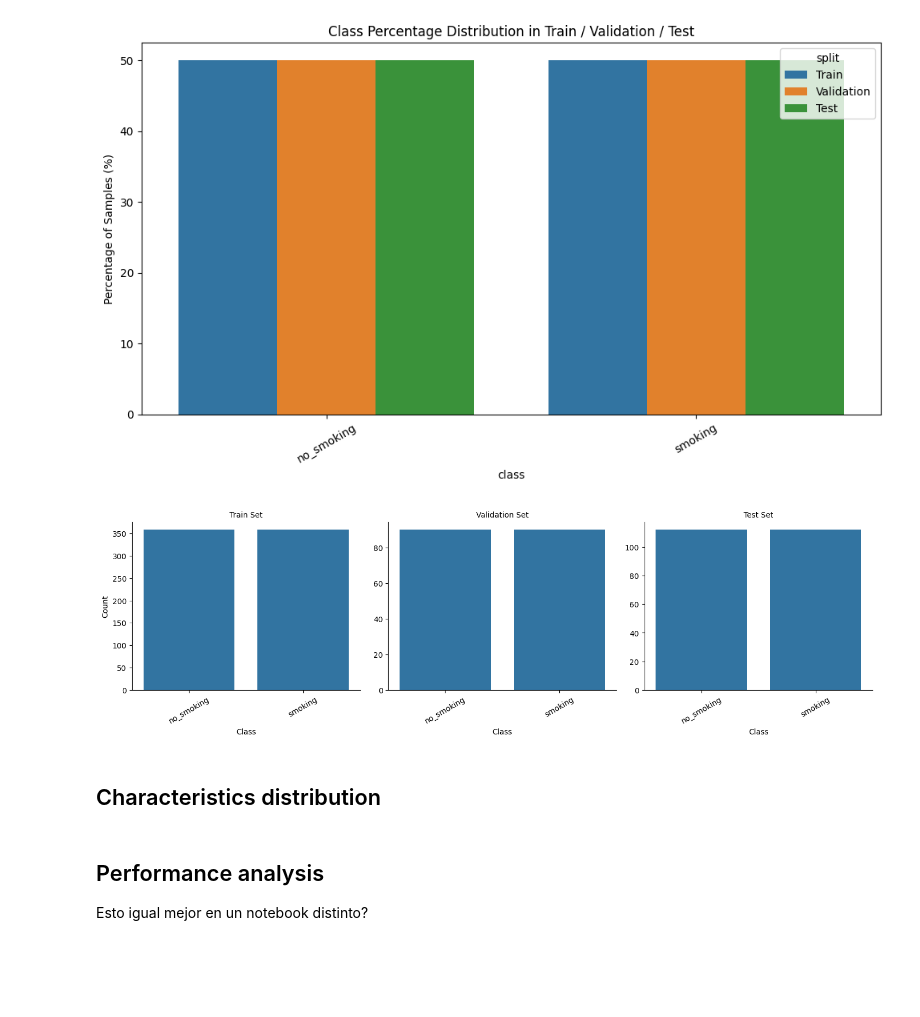
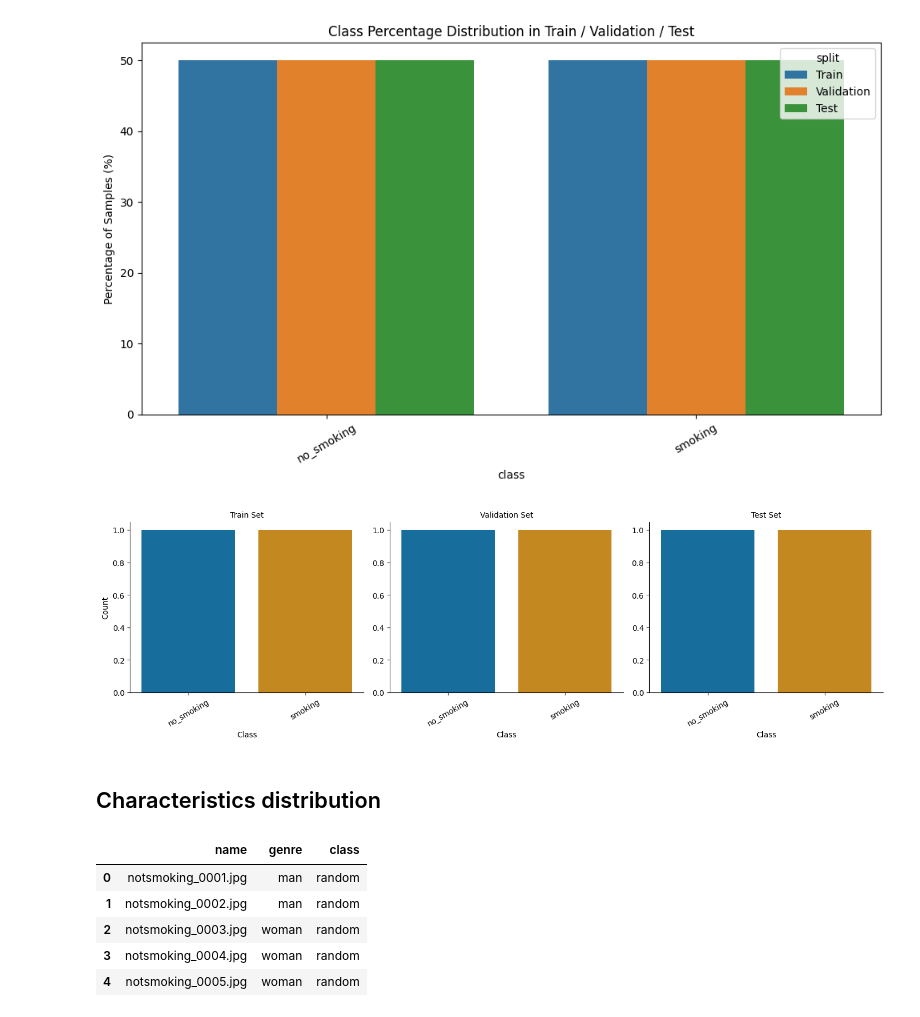
Before and after one commit to lantrol/SoftwareDevML, a Jupyter notebook: notebooks/data_exploration.ipynb, the cells around one changed output. Drawn from its saved outputs; the diff is of its cells as text; code cells hidden in the pictures; blank space fills up the shorter version.

Commit message:
removed logs, slightly modified model, more data analysis

```diff
--- a/notebooks/data_exploration.ipynb
+++ b/notebooks/data_exploration.ipynb
@@ -98,26 +99,54 @@ plt.show()
 # %%
 g = sns.catplot(
     data=df,
-    x="class", y="count",
+    x="class",
     col="split",
-    kind="bar",
-    col_wrap=3,  # 3 plots in a row
-    sharey=False,  # each dataset has its own y-scale
-    height=4, aspect=1.2
+    kind="count",          # use 'count' so you don't need a 'count' column
+    hue="class",           # different color for each class
+    palette="colorblind",  # colorblind-friendly palette
+    col_wrap=3,            # 3 plots in a row
+    sharey=False,          # each dataset has its own y-scale
+    height=4,
+    aspect=1.2
 )
 
 g.set_titles("{col_name} Set")
 g.set_axis_labels("Class", "Count")
 for ax in g.axes:
     for label in ax.get_xticklabels():
         label.set_rotation(30)
 
 plt.savefig("../reports/figures/class_distribution_facets.png", dpi=300)
 plt.show()
 # %% [output]
-[figure, old version]
+[figure, new version]
 # %% [markdown]
 ## Characteristics distribution
-# %% [markdown]
-## Performance analysis
-Esto igual mejor en un notebook distinto?
+# %%
+# Load CSVs
+categories = pd.read_csv("../data/categories.csv")   # name, category
+genres = pd.read_csv("../data/genres.csv")           # filename, classification
+
+# Rename 'filename' → 'name' so both match
+genres = genres.rename(columns={"filename": "name"})
+
+# Merge on 'name'
+df_classification = pd.merge(categories, genres, on="name", how="inner")
+
+# Keep only required columns
+df_classification = df_classification[["name", "classification", "category"]]
+
+# Rename for consistency
+df_classification = df_classification.rename(columns={
+    "classification": "genre",
+    "category": "class"
+})
+
+df_classification.head()
+# %% [output]
+|  | name | genre | class |
+| 0 | notsmoking_0001.jpg | man | random |
+| 1 | notsmoking_0002.jpg | man | random |
+| 2 | notsmoking_0003.jpg | woman | random |
+| 3 | notsmoking_0004.jpg | woman | random |
+| 4 | notsmoking_0005.jpg | woman | random |
```
Also changed, not shown: parts of 3 cells of this notebook, 11 other files.
